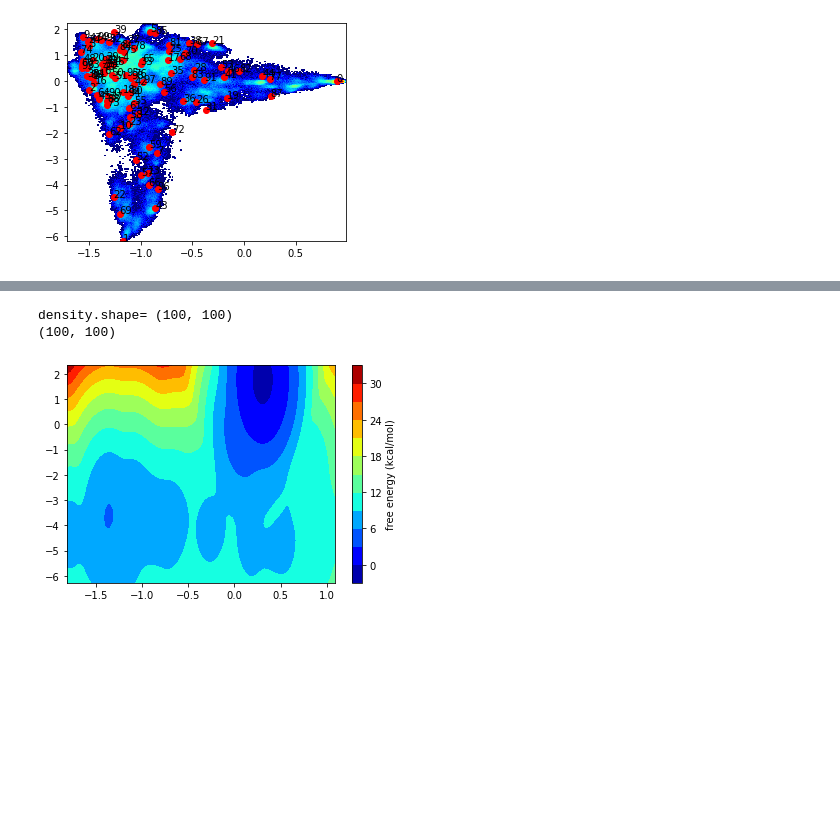
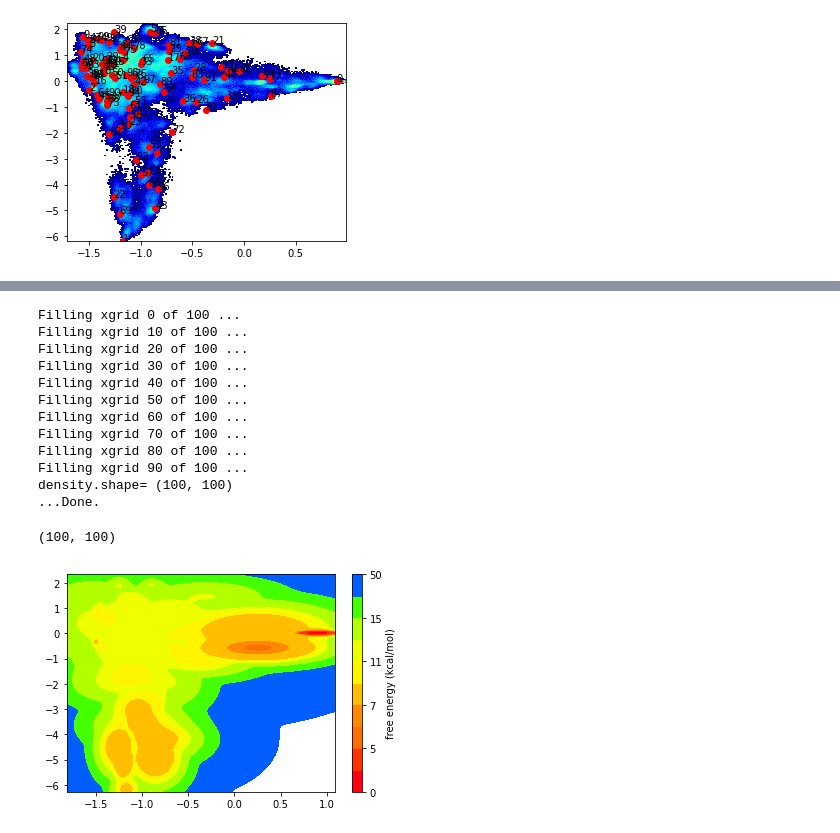
Before and after one commit to Sizhang92190/random, a Jupyter notebook: 2D_kernel_density_tICs/plt_kernel_tics.ipynb, the cells around one changed output, grey strips where cells are left out. Drawn from its saved outputs; the diff is of its cells as text; code cells hidden in the pictures; blank space fills up the shorter version.

```diff
--- a/2D_kernel_density_tICs/plt_kernel_tics.ipynb
+++ b/2D_kernel_density_tICs/plt_kernel_tics.ipynb
@@ -43,32 +89,81 @@ def kernel_func_1D(x, mu, sigma):
     k_1 = 1/(np.sqrt(2* math.pi *sigma **2)) * np.exp(-1.0 *(x - mu)**2/(2* sigma **2))
     return k_1
 
+# 2D kernel density function;
+def kernel_func_2D(x, y, mu_x, mu_y, var_x, var_y):
+    """Returns the value of the 2D kernel at (x, y)."""
+    k_2 = (1.0/2.0*math.pi)*(1.0/np.sqrt(var_x*var_y))
+    k_2 *= np.exp(-1.0*(x - mu_x)**2/(2.0*var_x))
+    k_2 *= np.exp(-1.0*(y - mu_y)**2/(2.0*var_y))
+    return k_2
+
 # input data;
-sigma_1 = 0.25                      #not sure what it should be??
-sigma_2 = 0.25
 xgrid = np.linspace(np.amin(tIC_1)-0.1, np.amax(tIC_1)+0.1, 100)
 ygrid = np.linspace(np.amin(tIC_2)-0.1, np.amax(tIC_2)+0.1, 100)
+#print('xgrid', xgrid)
 
 density = np.zeros( (len(xgrid), len(ygrid)) )
+
 for i in range(len(xgrid)):
+    if i % 10 == 0:
+        print('Filling xgrid', i, 'of', len(xgrid), '...')
     for j in range(len(ygrid)):
 
         for k in range(len(unperturbed_pops)):
             pi = unperturbed_pops[k]
-            c1 = clusters[:, 0][k]
-            c2 = clusters[:, 1][k]
-            density[i, j] += pi * kernel_func_1D(xgrid[i], c1, sigma_1) * kernel_func_1D(ygrid[j], c2, sigma_2)
+            mu_x, mu_y = clusters[k, 0], clusters[k, 1]
+            var_x, var_y = cluster_variances[k, 0], cluster_variances[k, 1]
+            density[i, j] += pi * kernel_func_2D(xgrid[i], ygrid[j], mu_x, mu_y, var_x, var_y)
 print ('density.shape=', density.shape)
 
-F_ = -1.0* 0.5961* np.log(density)
-#F_ -= F_.min()
-print (F_.shape)
-
-plt.contourf(xgrid, ygrid, F_, 10,  cmap='jet')
-cbar = plt.colorbar()
-cbar.set_label('free energy (kcal/mol)')
-plt.show()
+print('...Done.')
 # %% [output]
+Filling xgrid 0 of 100 ...
+Filling xgrid 10 of 100 ...
+Filling xgrid 20 of 100 ...
+Filling xgrid 30 of 100 ...
+Filling xgrid 40 of 100 ...
+Filling xgrid 50 of 100 ...
+Filling xgrid 60 of 100 ...
+Filling xgrid 70 of 100 ...
+Filling xgrid 80 of 100 ...
+Filling xgrid 90 of 100 ...
 density.shape= (100, 100)
-(100, 100)
+...Done.
-[figure, removed]
+# %%
+# print('unperturbed_pops', unperturbed_pops)
+
+F_ = -1.0* 0.5961* np.log(density)
+F_ -= F_.min()
+print (F_.shape)
+
+
+plt.contourf(xgrid, ygrid, F_.transpose(), levels=[0,2,5,6,7,10,11,12, 15,20,50],  cmap='gist_rainbow')   # jet
+cbar = plt.colorbar()
+cbar.set_label('free energy (kcal/mol)')
+plt.show()
+
+"""Supported colormaps:
+supported values are 'Accent', 'Accent_r', 'Blues', 'Blues_r', 'BrBG', 'BrBG_r', 'BuGn', 'BuGn_r',
+'BuPu', 'BuPu_r', 'CMRmap', 'CMRmap_r', 'Dark2', 'Dark2_r', 'GnBu', 'GnBu_r', 'Greens', 'Greens_r', 'Greys',
+'Greys_r', 'OrRd', 'OrRd_r', 'Oranges', 'Oranges_r', 'PRGn', 'PRGn_r', 'Paired', 'Paired_r', 'Pastel1',
+'Pastel1_r', 'Pastel2', 'Pastel2_r', 'PiYG', 'PiYG_r', 'PuBu', 'PuBuGn', 'PuBuGn_r', 'PuBu_r', 'PuOr', 'PuOr_r',
+'PuRd', 'PuRd_r', 'Purples', 'Purples_r', 'RdBu', 'RdBu_r', 'RdGy', 'RdGy_r', 'RdPu', 'RdPu_r', 'RdYlBu',
+'RdYlBu_r', 'RdYlGn', 'RdYlGn_r', 'Reds', 'Reds_r', 'Set1', 'Set1_r', 'Set2', 'Set2_r', 'Set3', 'Set3_r',
+'Spectral', 'Spectral_r', 'Wistia', 'Wistia_r', 'YlGn', 'YlGnBu', 'YlGnBu_r', 'YlGn_r', 'YlOrBr', 'YlOrBr_r',
+'YlOrRd', 'YlOrRd_r', 'afmhot', 'afmhot_r', 'autumn', 'autumn_r', 'binary', 'binary_r', 'bone', 'bone_r',
+'brg', 'brg_r', 'bwr', 'bwr_r', 'cividis', 'cividis_r', 'cool', 'cool_r', 'coolwarm', 'coolwarm_r',
+'copper', 'copper_r', 'cubehelix', 'cubehelix_r', 'flag', 'flag_r', 'gist_earth', 'gist_earth_r',
+'gist_gray', 'gist_gray_r', 'gist_heat', 'gist_heat_r', 'gist_ncar', 'gist_ncar_r', 'gist_rainbow',
+'gist_rainbow_r', 'gist_stern', 'gist_stern_r', 'gist_yarg', 'gist_yarg_r', 'gnuplot', 'gnuplot2',
+'gnuplot2_r', 'gnuplot_r', 'gray', 'gray_r', 'hot', 'hot_r', 'hsv', 'hsv_r', 'inferno', 'inferno_r',
+'jet', 'jet_r', 'magma', 'magma_r', 'nipy_spectral', 'nipy_spectral_r', 'ocean', 'ocean_r', 'pink',
+'pink_r', 'plasma', 'plasma_r', 'prism', 'prism_r', 'rainbow', 'rainbow_r', 'seismic', 'seismic_r',
+'spring', 'spring_r', 'summer', 'summer_r', 'tab10', 'tab10_r', 'tab20', 'tab20_r', 'tab20b', 'tab20b_r',
+'tab20c', 'tab20c_r', 'terrain', 'terrain_r', 'turbo', 'turbo_r', 'twilight', 'twilight_r', 'twilight_shifted',
+'twilight_shifted_r', 'viridis', 'viridis_r', 'winter', 'winter_r'
+"""
+print()
+# %% [output]
+(100, 100)
+[figure, added]
```
Also changed, not shown: parts of 4 cells of this notebook.
